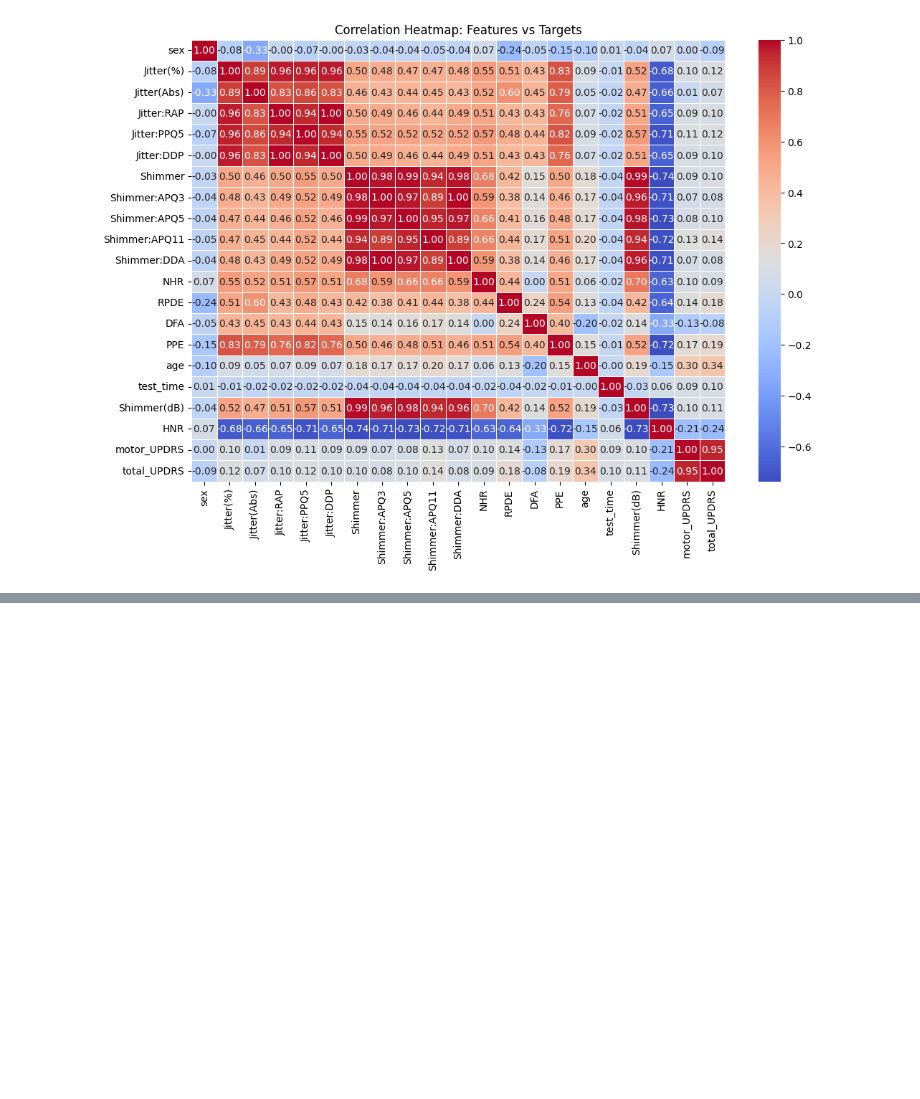
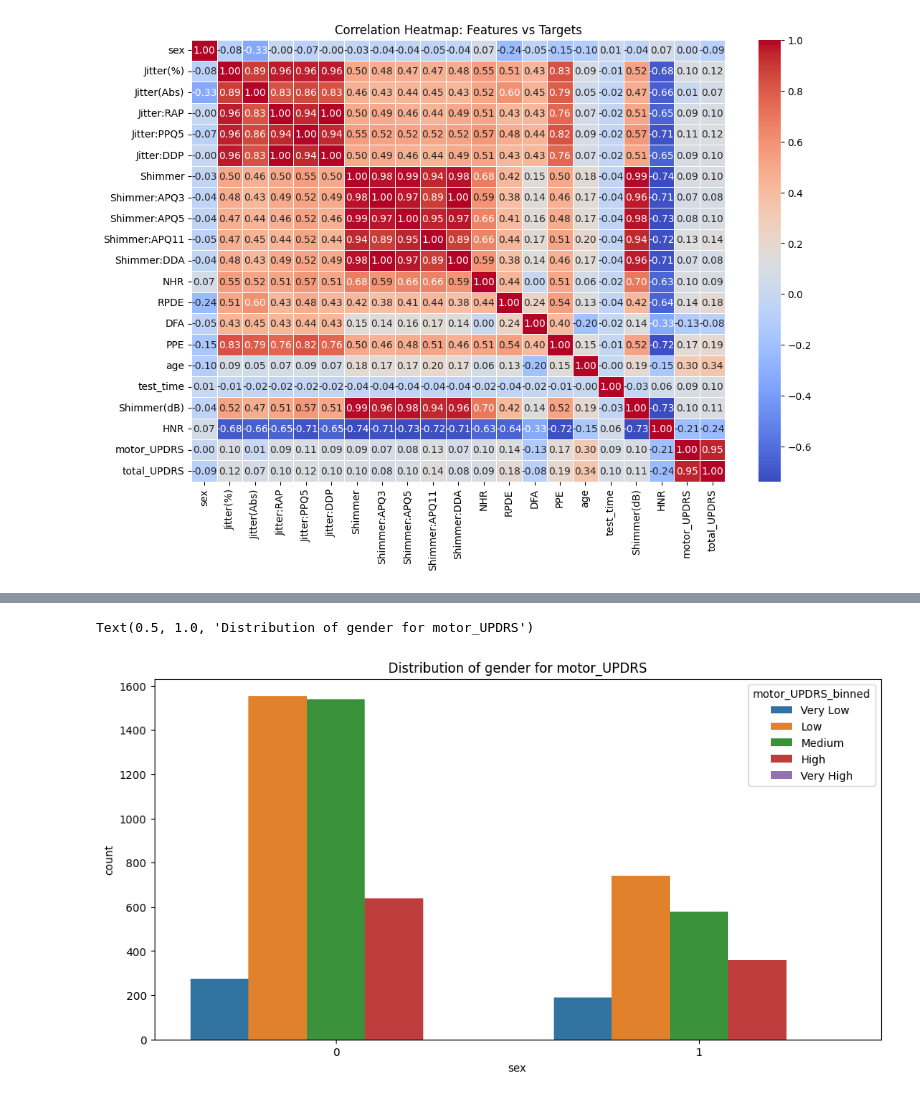
Before and after one commit to behnazrzf/Parkinson-s_Telemonitoring, a Jupyter notebook: EDA.ipynb, the cells around one changed output, grey strips where cells are left out. Drawn from its saved outputs; the diff is of its cells as text; code cells hidden in the pictures; blank space fills up the shorter version.

```diff
--- a/EDA.ipynb
+++ b/EDA.ipynb
@@ -190,0 +223,22 @@ plt.show()
+# %%
+# Bin the motor_UPDRS and total_UPDRS into categories
+bins = [0, 10, 20, 30, 40, 50]
+labels = ['Very Low', 'Low', 'Medium', 'High', 'Very High']
+df['motor_UPDRS_binned'] = pd.cut(df['motor_UPDRS'], bins=bins, labels=labels, include_lowest=True)
+df['total_UPDRS_binned'] = pd.cut(df['total_UPDRS'], bins=bins, labels=labels, include_lowest=True)
+
+# Plot the distribution of sex for each target
+plt.figure(figsize=(12, 6))
+sns.countplot(x=df['sex'], hue=df['motor_UPDRS_binned'])
+plt.title('Distribution of gender for motor_UPDRS')
+
+# plt.figure(figsize=(12, 6))
+# sns.countplot(x=df['sex'], hue=df['total_UPDRS_binned'])
+# sns.scatterplot(x=df['motor_UPDRS'], y=df['total_UPDRS'], hue=df['sex'], palette='coolwarm', alpha=0.7)
+# plt.title('Scatterplot of motor_UPDRS vs total_UPDRS by Gender')
+# plt.xlabel('motor_UPDRS')
+# plt.ylabel('total_UPDRS')
+# plt.legend(title='Gender', labels=['Male', 'Female'])
+# %% [output]
+Text(0.5, 1.0, 'Distribution of gender for motor_UPDRS')
+[figure, added]
```
Also changed, not shown: parts of 8 cells of this notebook, 1 other file.
